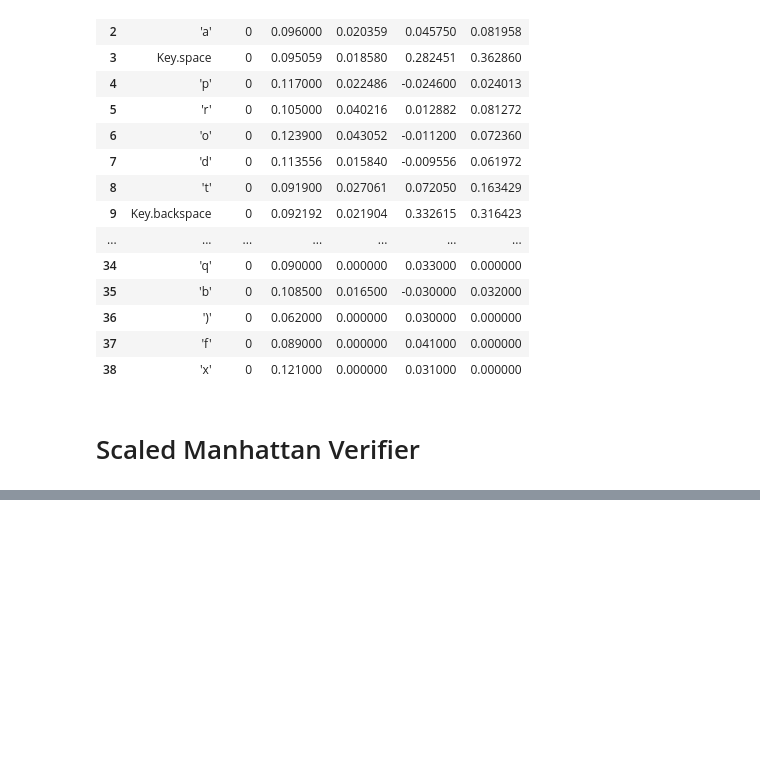
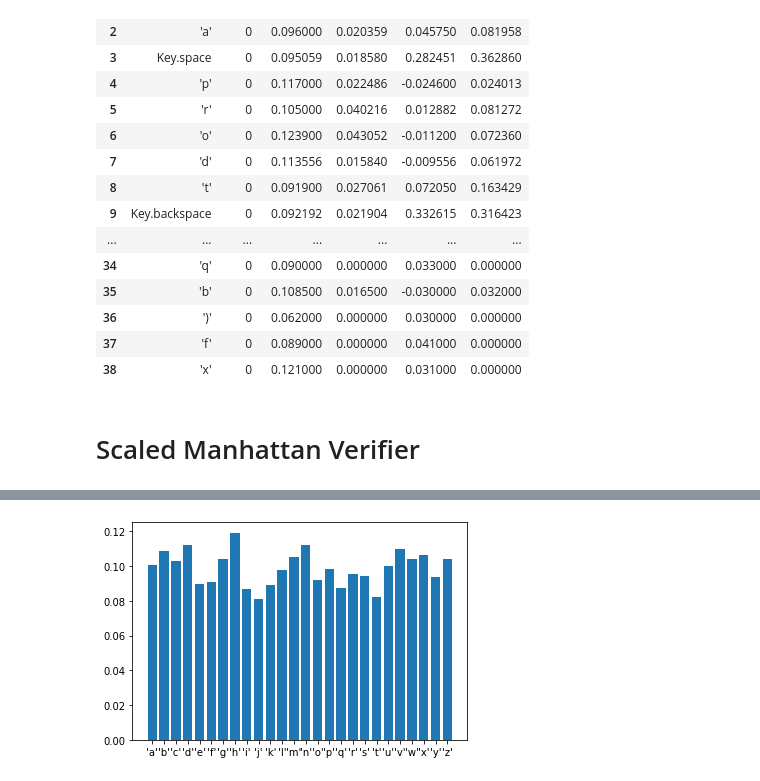
Before and after one commit to Belzerion/OT2, a Jupyter notebook: Preprocessing.ipynb, the cells around one changed output, grey strips where cells are left out. Cells and saved outputs as stored; diff of their text form; code cells hidden in the pictures; blank space fills up the shorter version.

```diff
--- a/Preprocessing.ipynb
+++ b/Preprocessing.ipynb
@@ -448,8 +535,8 @@ df_ref.to_csv("test_reference.csv", sep=';', encoding = "ISO-8859-1")
 # %% [markdown]
 # Scaled Manhattan Verifier
 # %%
-path = 'reference_1/'
-user_list = files = [os.path.splitext(filename)[0] for filename in listdir(path)]
+path_reference = 'reference_1/'
+user_list = files = [os.path.splitext(filename)[0] for filename in listdir(path_reference)]
 print(user_list)
 def scaled_manhattan_verifier(vector):
     distance_to_users = np.array([[0,0]])
@@ -457,7 +544,7 @@ def scaled_manhattan_verifier(vector):
     index = 0
 
     for user in range(len(user_list)):
-        user_ref = pd.read_csv(path+user_list[user]+".csv", sep=";", names=columns_ref, encoding = "ISO-8859-1")
+        user_ref = pd.read_csv(path_reference+user_list[user]+".csv", sep=";", names=columns_ref, encoding = "ISO-8859-1")
         user_ref = user_ref.reset_index(drop=True)
         user_ref = user_ref.drop([0])
         user_ref = user_ref.reset_index(drop=True)
@@ -465,6 +552,7 @@ def scaled_manhattan_verifier(vector):
         for i in range(vector.shape[0]):
             for j in range(user_ref.shape[0]):
                 if user_ref['Key'][j] == vector['Key'][i]:
+                    print("ok")
                    if float(user_ref['HD_std'][j]) != 0 and math.isnan(float(user_ref['HD_std'][j])) == False:
                     distance += abs(float(vector['HD_mean'][i]) - float(user_ref['HD_mean'][j]))/float(user_ref['HD_std'][j])
                    if float(user_ref['DL_std'][j]) != 0 and math.isnan(float(user_ref['DL_std'][j])) == False:
@@ -513,0 +605,77 @@ Vous êtes hugo
+# %%
+def listAlphabet():
+  return list(string.ascii_lowercase)
+
+
+def getPosa(dataframe):
+
+  for i in dataframe.index:
+    if dataframe.loc[i, 'Key'] == "\'a\'":
+      return i
+
+
+
+def visualize(user_reference):
+    user_reference = user_reference.sort_values("Key")
+    user_reference = user_reference.reset_index(drop=True)
+    user_reference["HD_mean"] = pd.to_numeric(user_reference["HD_mean"], downcast="float")
+    a = getPosa(user_reference)
+    fig, ax = plt.subplots()
+    labels = user_reference.iloc[a:a+26, 0]
+    values = user_reference.iloc[a:a+26, 2]
+    rect = ax.bar(labels, values)
+    fig.show()
+
+def hold_comparison(user, user_bis):
+    user_ref = pd.read_csv(path_reference+user+".csv", sep=";", names=columns_ref, encoding = "ISO-8859-1")
+    user_ref = user_ref.reset_index(drop=True)
+    user_ref = user_ref.drop([0])
+    user_ref = user_ref.reset_index(drop=True)
+    user_ref = user_ref.sort_values("Key")
+
+    user_ref_bis = pd.read_csv(path_reference+user_bis+".csv", sep=";", names=columns_ref, encoding = "ISO-8859-1")
+    user_ref_bis = user_ref_bis.reset_index(drop=True)
+    user_ref_bis = user_ref_bis.drop([0])
+    user_ref_bis = user_ref_bis.reset_index(drop=True)
+    user_ref_bis = user_ref_bis.sort_values("Key")
+
+
+    user_ref = user_ref.reset_index(drop=True)
+    user_ref["HD_mean"] = pd.to_numeric(user_ref["HD_mean"], downcast="float")
+    user_ref_bis = user_ref_bis.reset_index(drop=True)
+    user_ref_bis["HD_mean"] = pd.to_numeric(user_ref_bis["HD_mean"], downcast="float")
+    a = getPosa(user_ref)
+
+    a_bis = getPosa(user_ref_bis)
+
+    labels = user_ref.iloc[a:a+26, 0]
+    values = user_ref.iloc[a:a+26, 2]
+
+    values_bis = user_ref_bis.iloc[a_bis:a_bis+26, 2]
+    width = 0.35  # the width of the bars
+    x = np.arange(len(labels))
+    fig, ax = plt.subplots()
+    rects1 = ax.bar(x - width/2, values, width, label=user)
+    rects2 = ax.bar(x + width/2, values_bis, width, label=user_bis)
+
+    # Add some text for labels, title and custom x-axis tick labels, etc.
+    ax.set_ylabel('Hold duration')
+    ax.set_title('Hold duration comparison: '+ user +' vs '+ user_bis)
+    ax.set_xticks(x)
+    ax.set_xticklabels(labels)
+    ax.legend()
+
+
+
+    fig.tight_layout()
+    plt.show()
+
+hugo = pd.read_csv(path_reference+"hugo.csv", sep=";", names=columns_ref, encoding = "ISO-8859-1")
+hugo = hugo.reset_index(drop=True)
+hugo = hugo.drop([0])
+hugo = hugo.reset_index(drop=True)
+hugo = hugo.sort_values("Key")
+visualize(hugo)
+hold_comparison('hugo', 'benjamin')
+# %% [output]
+[figure, added]
```
Also changed, not shown: parts of 11 cells of this notebook, 8 other files.
